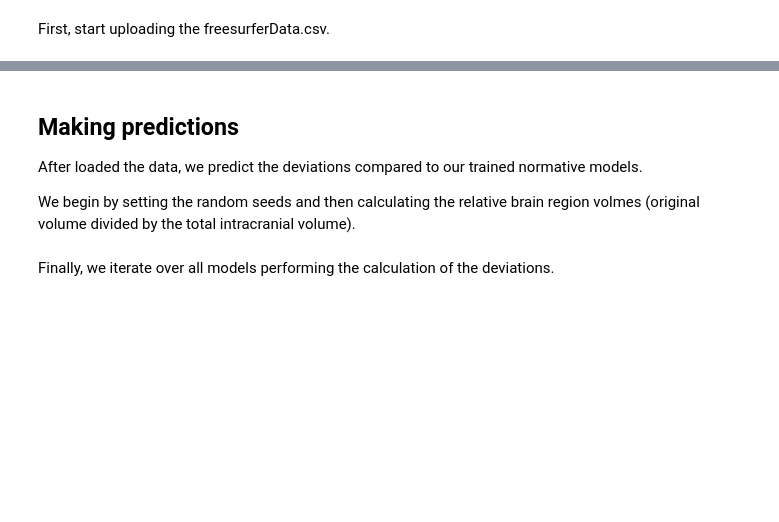
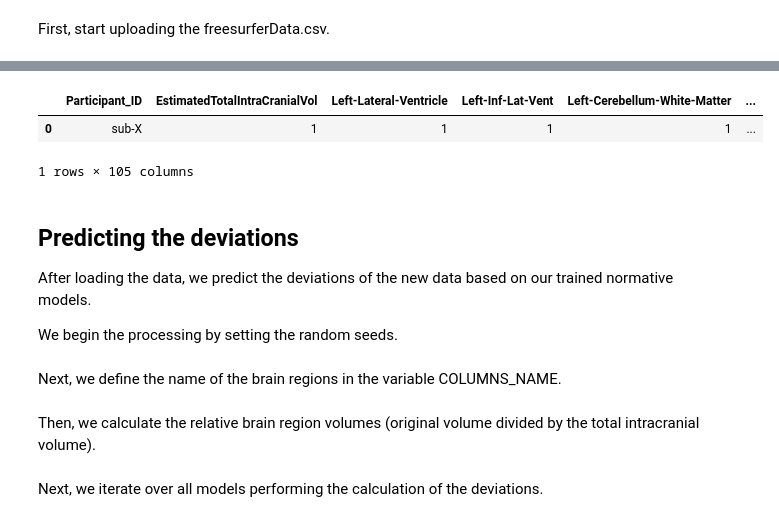
Before and after one commit to Warvito/Normative-modelling-using-deep-autoencoders, a Jupyter notebook: notebooks/predict_deviation_bootstrap.ipynb, the cells around one changed output, grey strips where cells are left out. Drawn from its saved outputs; the diff is of its cells as text; code cells hidden in the pictures; blank space fills up the shorter version.

```diff
--- a/notebooks/predict_deviation_bootstrap.ipynb
+++ b/notebooks/predict_deviation_bootstrap.ipynb
@@ -125,13 +126,23 @@ for fn2 in uploaded.keys():
 # %%
 freesurfer_data_df = pd.read_csv(fn)
-participants_df = pd.read_csv(fn2)
+participants_df = pd.read_csv(fn2, sep='\t')
+
+dataset_df = pd.merge(freesurfer_data_df, participants_df, on='Participant_ID')
+# %%
+dataset_df
+# %% [output]
+|  | Participant_ID | EstimatedTotalIntraCranialVol | Left-Lateral-Ventricle | Left-Inf-Lat-Vent | Left-Cerebellum-White-Matter | ... |
+| 0 | sub-X | 1 | 1 | 1 | 1 | ... |
+1 rows × 105 columns
 # %% [markdown]
-## Making predictions
-After loaded the data, we predict the deviations compared to our trained normative models.
+## Predicting the deviations
+After loading the data, we predict the deviations of the new data based on our trained normative models.
 
-We begin by setting the random seeds and then calculating the relative brain region volmes (original volume divided by the total intracranial volume).
+We begin the processing by setting the random seeds.
 # %%
 # Set random seed
 random_seed = 42
 tf.random.set_seed(random_seed)
 np.random.seed(random_seed)
+# %% [markdown]
+Next, we define the name of the brain regions in the variable COLUMNS_NAME.
@@ -138,2 +251,4 @@ np.random.seed(random_seed)
+# %% [markdown]
+Then, we calculate the relative brain region volumes (original volume divided by the total intracranial volume).
 # %%
 # Get the relative brain region volumes
@@ -144,5 +259,5 @@ tiv = tiv[:, np.newaxis]
 
 x_dataset = (np.true_divide(x_dataset, tiv)).astype('float32')
 # %% [markdown]
-Finally, we iterate over all models performing the calculation of the deviations.
+Next, we iterate over all models performing the calculation of the deviations.
 # %%
```
Also changed, not shown: parts of 24 cells of this notebook.
